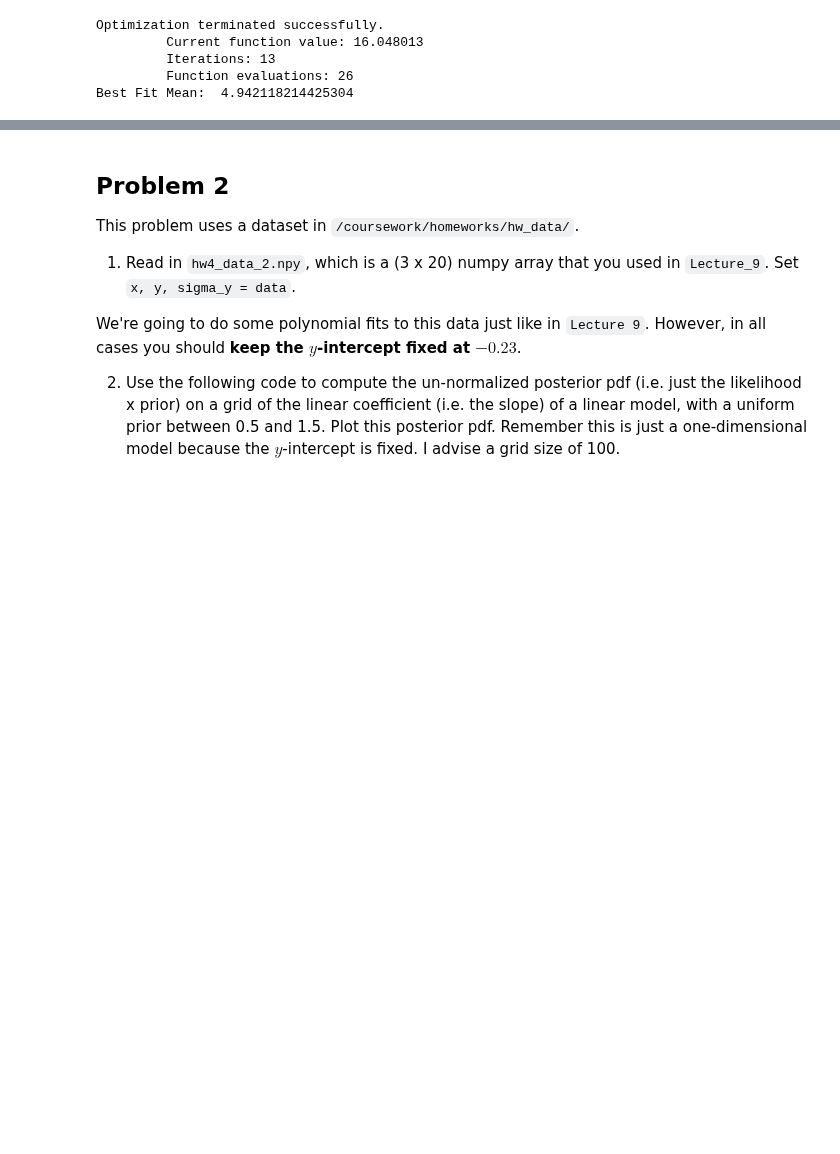
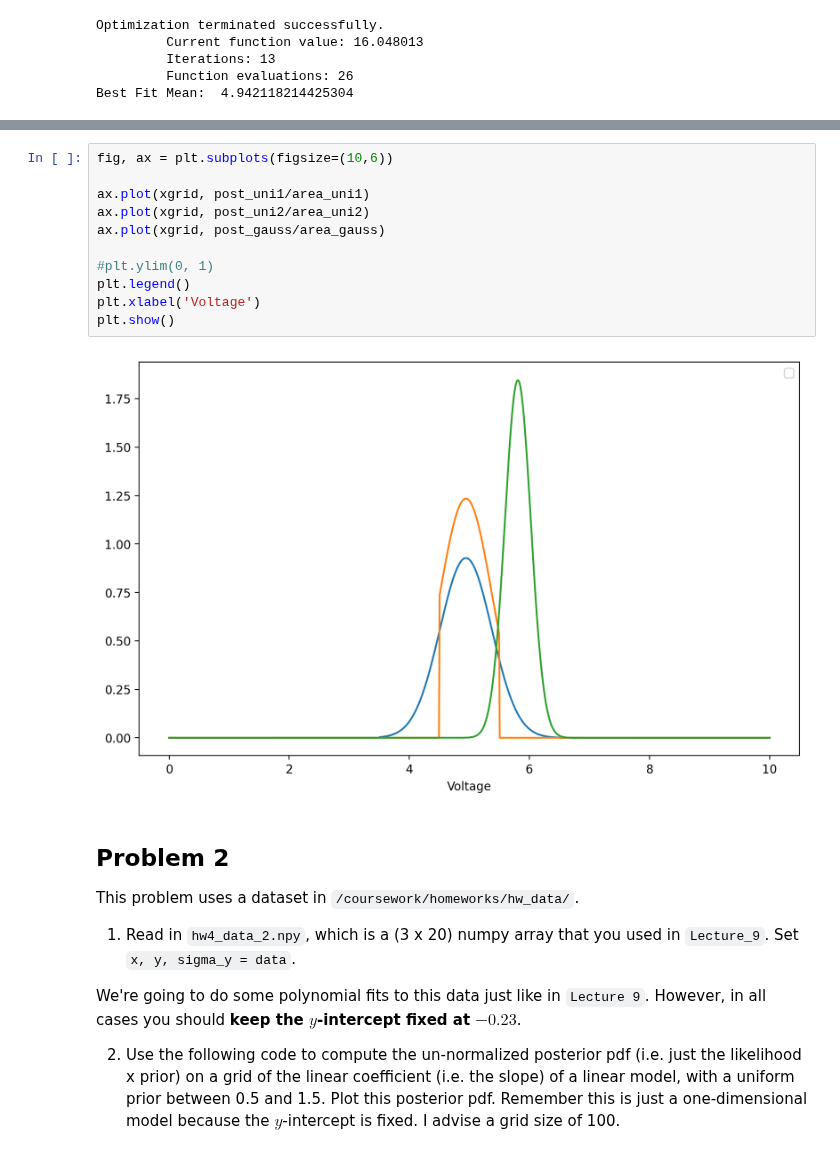
Before and after one commit to VanderbiltAstronomy/astr_8070_s25, a Jupyter notebook: coursework/student_folders/m_rizzosmith/homework/vu_astr8070_s25_hw4_mikerizzosmith.ipynb, the cells around one changed output, grey strips where cells are left out. Drawn from its saved outputs; the diff is of its cells as text; blank space fills up the shorter version.

```diff
--- a/coursework/student_folders/m_rizzosmith/homework/vu_astr8070_s25_hw4_mikerizzosmith.ipynb
+++ b/coursework/student_folders/m_rizzosmith/homework/vu_astr8070_s25_hw4_mikerizzosmith.ipynb
@@ -226,3 +222,16 @@ The MAP is: 5.8068
+# %%
+fig, ax = plt.subplots(figsize=(10,6))
+
+ax.plot(xgrid, post_uni1/area_uni1)
+ax.plot(xgrid, post_uni2/area_uni2)
+ax.plot(xgrid, post_gauss/area_gauss)
+
+#plt.ylim(0, 1)
+plt.legend()
+plt.xlabel('Voltage')
+plt.show()
+# %% [output]
+[figure, added]
 # %% [markdown]
 ## Problem 2
 
```
Also changed, not shown: parts of 4 cells of this notebook.
